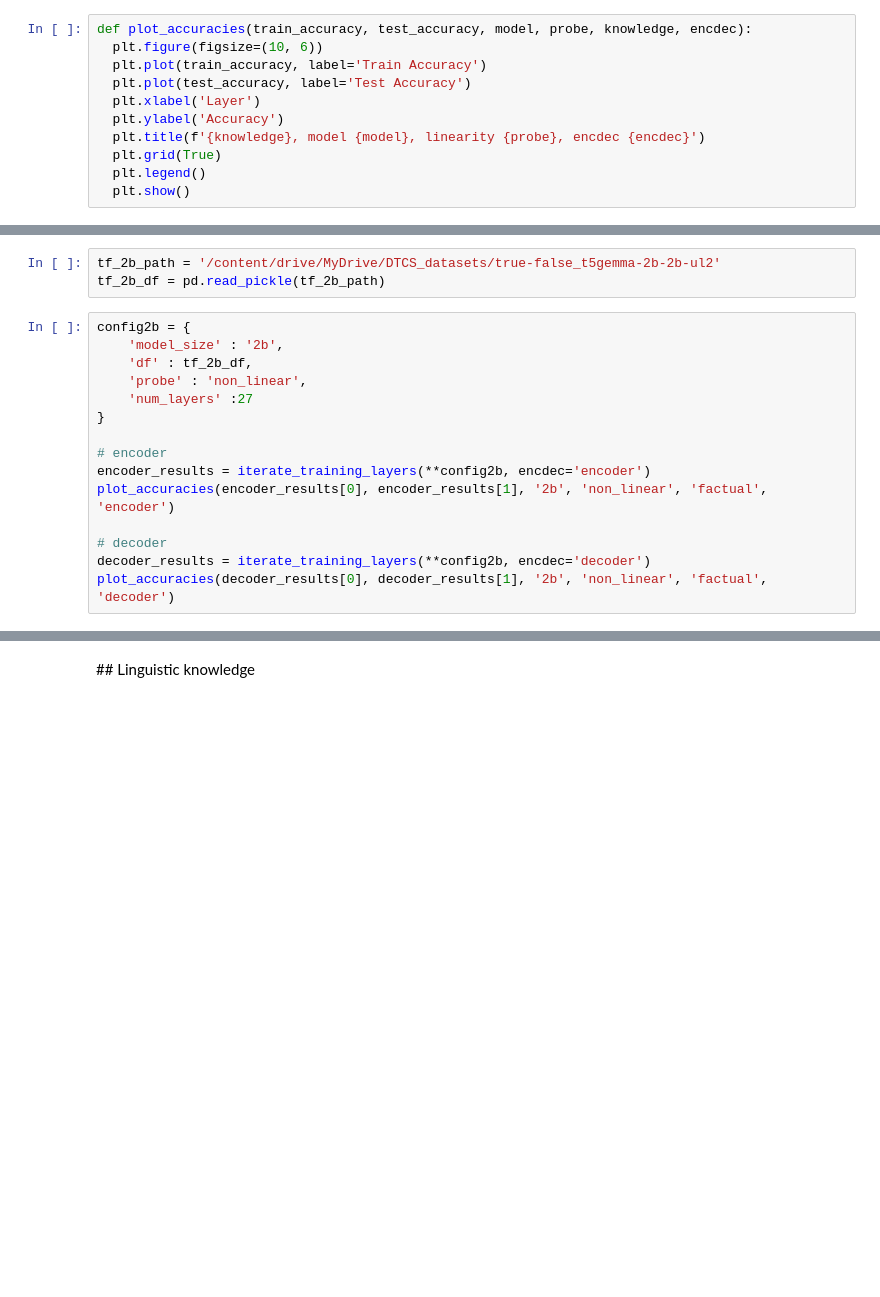
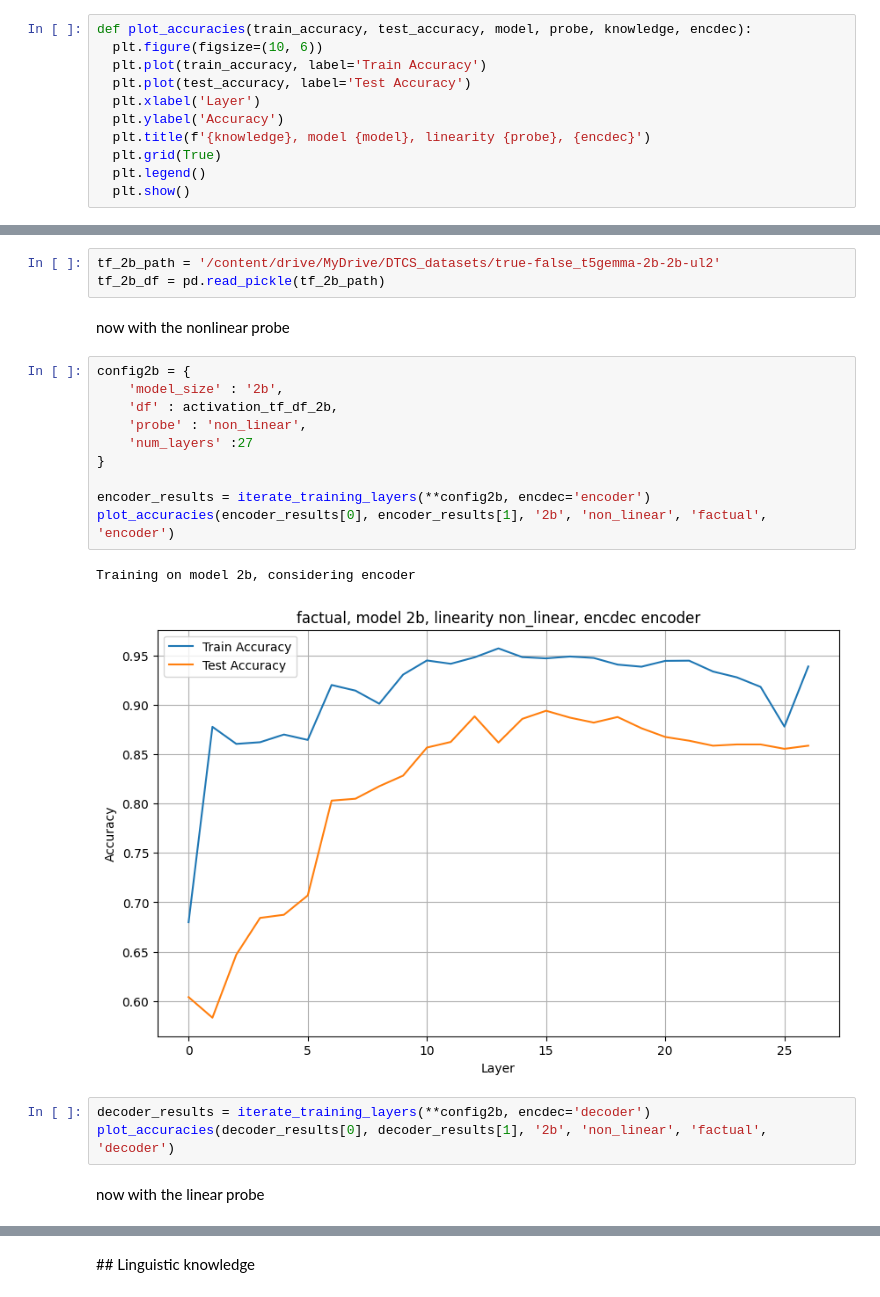
Before and after one commit to rrossierba/digital-transformation-computer-security, a Jupyter notebook: probe_t5.ipynb, the cells around one changed output, grey strips where cells are left out. Saved outputs shown, nothing was run; the diff lists cells and outputs as text; blank space fills up the shorter version.

```diff
--- a/probe_t5.ipynb
+++ b/probe_t5.ipynb
@@ -1114,7 +1323,7 @@ def plot_accuracies(train_accuracy, test_accuracy, model, probe, knowledge, encd
   plt.plot(test_accuracy, label='Test Accuracy')
   plt.xlabel('Layer')
   plt.ylabel('Accuracy')
-  plt.title(f'{knowledge}, model {model}, linearity {probe}, encdec {encdec}')
+  plt.title(f'{knowledge}, model {model}, linearity {probe}, {encdec}')
   plt.grid(True)
   plt.legend()
   plt.show()
@@ -1160,21 +1367,26 @@ model 2b on factual knowledge, nonlinear
 # %%
 tf_2b_path = '/content/drive/MyDrive/DTCS_datasets/true-false_t5gemma-2b-2b-ul2'
 tf_2b_df = pd.read_pickle(tf_2b_path)
+# %% [markdown]
+now with the nonlinear probe
 # %%
 config2b = {
     'model_size' : '2b',
-    'df' : tf_2b_df,
+    'df' : activation_tf_df_2b,
     'probe' : 'non_linear',
     'num_layers' :27
 }
 
-# encoder
 encoder_results = iterate_training_layers(**config2b, encdec='encoder')
 plot_accuracies(encoder_results[0], encoder_results[1], '2b', 'non_linear', 'factual', 'encoder')
-
-# decoder
-decoder_results = iterate_training_layers(**config2b, encdec='decoder')
-plot_accuracies(decoder_results[0], decoder_results[1], '2b', 'non_linear', 'factual', 'decoder')
+# %% [output]
+Training on model 2b, considering encoder
+[figure, added]
+# %%
+decoder_results = iterate_training_layers(**config2b, encdec='decoder')
+plot_accuracies(decoder_results[0], decoder_results[1], '2b', 'non_linear', 'factual', 'decoder')
+# %% [markdown]
+now with the linear probe
 # %%
 config2b = {
     'model_size' : '2b',
```
Also changed, not shown: parts of 47 cells of this notebook.
